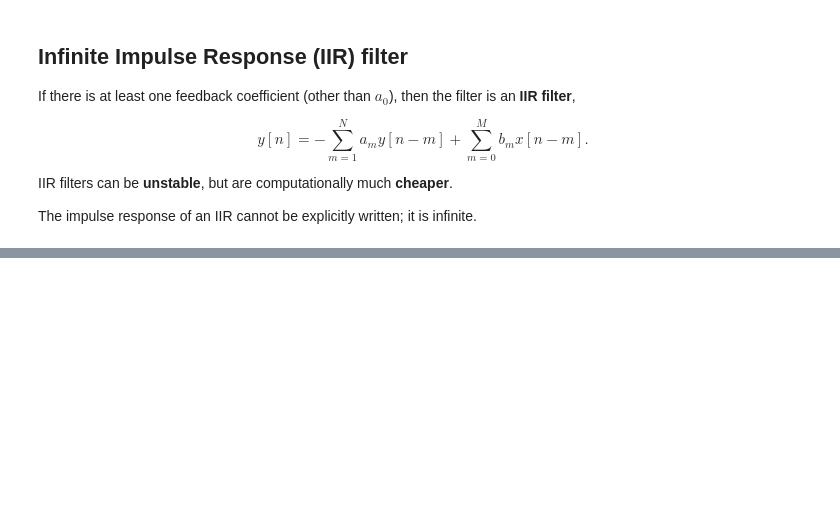
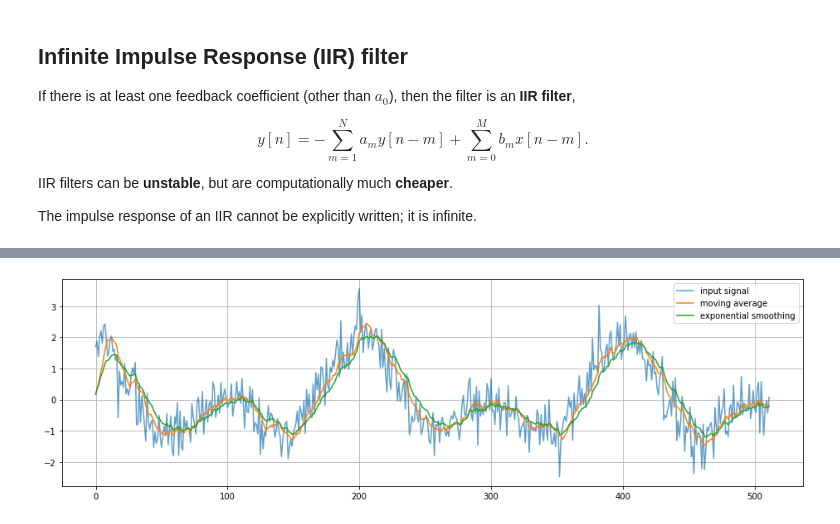
Before and after one commit to philgzl/dsp-primer, a Jupyter notebook: notebook.ipynb, the cells around one changed output, grey strips where cells are left out. Drawn from its saved outputs; the diff is of its cells as text; code cells hidden in the pictures; blank space fills up the shorter version.

```diff
--- a/notebook.ipynb
+++ b/notebook.ipynb
@@ -660,3 +788,31 @@ As you can see this would never end.
+# %%
+from scipy.signal import lfilter
+
+# an arbitrary noisy input signal
+n = 512  # signal length
+x = 0.5*np.random.randn(n) + np.cos(2*np.pi*np.arange(n)*0.01) + np.cos(2*np.pi*np.arange(n)*0.005)
+
+# moving average filter
+L = 10  # number of points to average
+b = np.ones(L)/L  # feedforward coefficients
+a = [1]  # feedback coefficients
+y1 = lfilter(b, a, x)
+
+# exponential smoothing filter
+alpha = 0.9
+b = [1-alpha]  # feedforward coefficients
+a = [1, -alpha]  # feedback coefficients
+y2 = lfilter(b, a, x)
+
+fig, ax = plt.subplots(figsize=(13, 4))
+ax.plot(x, label='input signal', alpha=0.7)
+ax.plot(y1, label='moving average')
+ax.plot(y2, label='exponential smoothing')
+ax.legend()
+fig.tight_layout()
+plt.show()
+# %% [output]
+[figure, added]
 # %% [markdown]
 ## Filter frequency response
 
```
Also changed, not shown: parts of 28 cells of this notebook, 17 other files.
